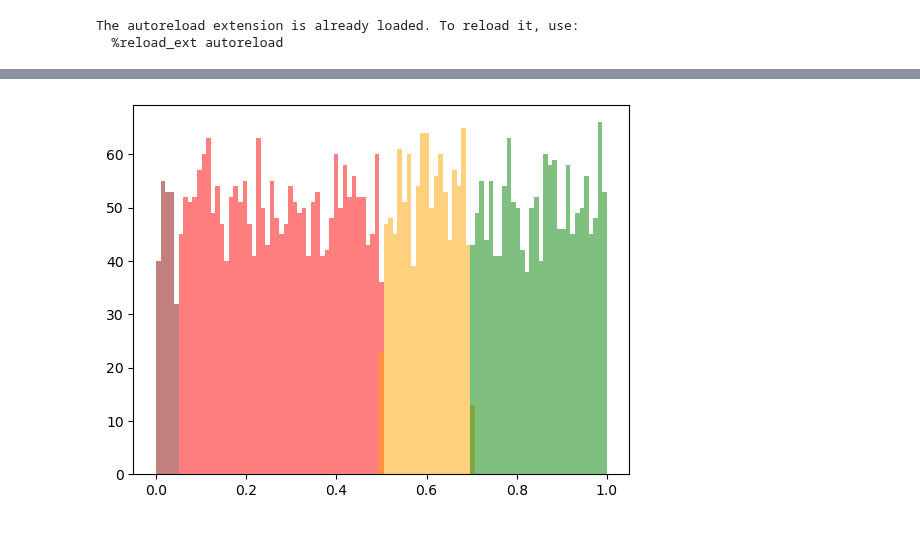
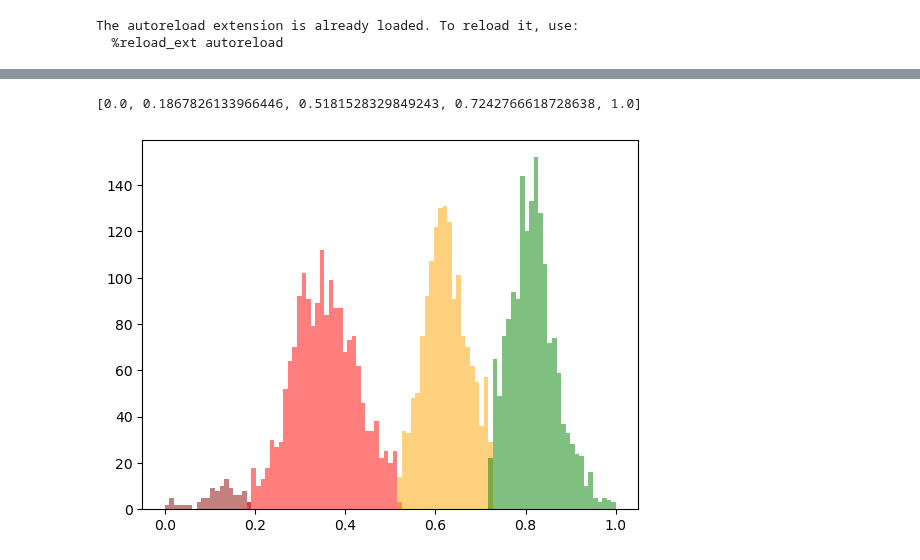
Before and after one commit to ishan-gaur/HPA_CC, a Jupyter notebook: scripts/cm_eval.ipynb, the cells around one changed output, grey strips where cells are left out. Saved outputs shown, nothing was run; the diff lists cells and outputs as text; code cells hidden in the pictures.

```diff
--- a/scripts/cm_eval.ipynb
+++ b/scripts/cm_eval.ipynb
@@ -34,13 +34,13 @@ log_dirs_home = Path("/data/ishang/pseudotime_pred/")
 # label_type = "angle" # "phase", "angle", or "pseudotime"
 # scope = None
 # %%
-model_name = "HPA DINO Pseudotime Regressor"
-model_hash = "81peszw2"
-repr_type = "hpa_dino" # "dino", "hpa_dino", or "conv"
-ref_concat = True # for hpa_dino only, was this with concatenated cls tokens for each channel independently (default)
-int_stats = False # were intensity statistics added to the embedding? (not used from conv)
-label_type = "pseudotime" # "phase", "angle", or "pseudotime"
-scope = None
+# model_name = "HPA DINO Pseudotime Regressor"
+# model_hash = "81peszw2"
+# repr_type = "hpa_dino" # "dino", "hpa_dino", or "conv"
+# ref_concat = True # for hpa_dino only, was this with concatenated cls tokens for each channel independently (default)
+# int_stats = False # were intensity statistics added to the embedding? (not used from conv)
+# label_type = "pseudotime" # "phase", "angle", or "pseudotime"
+# scope = None
 # %%
 split = (0.64, 0.16, 0.2)
 data_dir = Path("/data/ishang/FUCCI-dataset-well")
@@ -116,7 +111,8 @@ if label_type != "phase":
     bins = np.linspace(0, 1, 21)
     binned_preds_val = np.digitize(preds_val, bins)
 
-    df = pd.DataFrame({'Binned Predictions': bins[binned_preds_val], 'Phase Labels': phase_labels_val})
+    bins_round = np.round(bins, 2)
+    df = pd.DataFrame({'Binned Predictions': bins_round[binned_preds_val], 'Phase Labels': phase_labels_val})
     crosstab = pd.crosstab(df['Binned Predictions'], df['Phase Labels'])
     crosstab_normalized = crosstab.apply(lambda row: row / row.sum(), axis=1)
     crosstab_normalized.plot.bar(stacked=True)
@@ -124,23 +120,13 @@ if label_type != "phase":
     plt.ylabel('Proportion')
     plt.title('Proportion of Phase Labels for Binned Predictions')
     plt.legend(title='Phase Labels')
-    plt.gca().yaxis.set_major_formatter(plt.FormatStrFormatter('%.2f'))
     plt.show()
     plt.clf()
 
     int_size = 75
     x = np.linspace(0, 1, 100)
-    df = pd.DataFrame({'Predictions': bins[binned_preds_val], 'Label Angle': labels_val})
-    ax = sns.lineplot(data=df, x='Predictions', y='Label Angle', errorbar=('pi', int_size))
+    df = pd.DataFrame({'Predictions': preds_val, 'Label Angle': labels_val})
+    g = sns.jointplot(data=df, x='Predictions', y='Label Angle', kind='hex', marginal_kws=dict(bins=50))
+    ax = g.ax_joint
     ax.plot(x, x, color='black', linestyle='--')
-    # ax2 = ax.twinx()
-    # angle_labels_val = PseudoRegressor.angle_to_pseudo(torch.Tensor(labels_val)).numpy()
-    # ax2.hist(labels_val, alpha=0.2, label='Phase Labels', color='purple', density=True)
-    # ax2.hist(preds_val, alpha=0.2, label='Phase Labels', color='orange', density=True)
-    # ax2.set_ylabel('Target Label Density')
-    # df = pd.DataFrame({'Predictions': preds_val, 'Label Angle': labels_val})
-    # g = sns.jointplot(data=df, x='Predictions', y='Label Angle', kind='hex', marginal_kws=dict(bins=50))
-    # ax = g.ax_joint
-    # ax.plot(x, x, color='black', linestyle='--')
-    plt.gca().yaxis.set_major_formatter(plt.FormatStrFormatter('%.2f'))
     plt.show()
@@ -150,14 +133,22 @@ if label_type != "phase":
+# %%
+cutoffs = [0.0]
+for label in np.unique(phase_labels_val):
+    cutoffs.append(torch.max(labels_val[phase_labels_val == label]).item())
+cutoffs[-1] = 1.0
+print(cutoffs)
+# %% [output]
+[0.0, 0.1867826133966446, 0.5181528329849243, 0.7242766618728638, 1.0]
 # %%
 # cutoffs = [0, 0.2, 0.5, 0.7, 1.0]
-cutoffs = [0, 0.05, 0.5, 0.7, 1.0]
+# cutoffs = [0, 0.05, 0.5, 0.7, 1.0]
 colors = ['darkred', 'red', 'orange', 'green']
 labels_val_n = labels_val.numpy()
 bins = np.linspace(0, 1, 100)
 for c in range(len(cutoffs) - 1):
     cutoff_labels = labels_val_n[(labels_val_n < cutoffs[c+1]) & (labels_val_n > cutoffs[c])]
     plt.hist(cutoff_labels, bins=bins, alpha=0.5, label=classes[c], color=colors[c])
 # %% [output]
-[figure, old version]
+[figure, new version]
 # %%
 for c in range(len(cutoffs) - 1):
     cutoff_labels = preds_val[(preds_val < cutoffs[c+1]) & (preds_val > cutoffs[c])]
```
Also changed, not shown: parts of 9 cells of this notebook.
